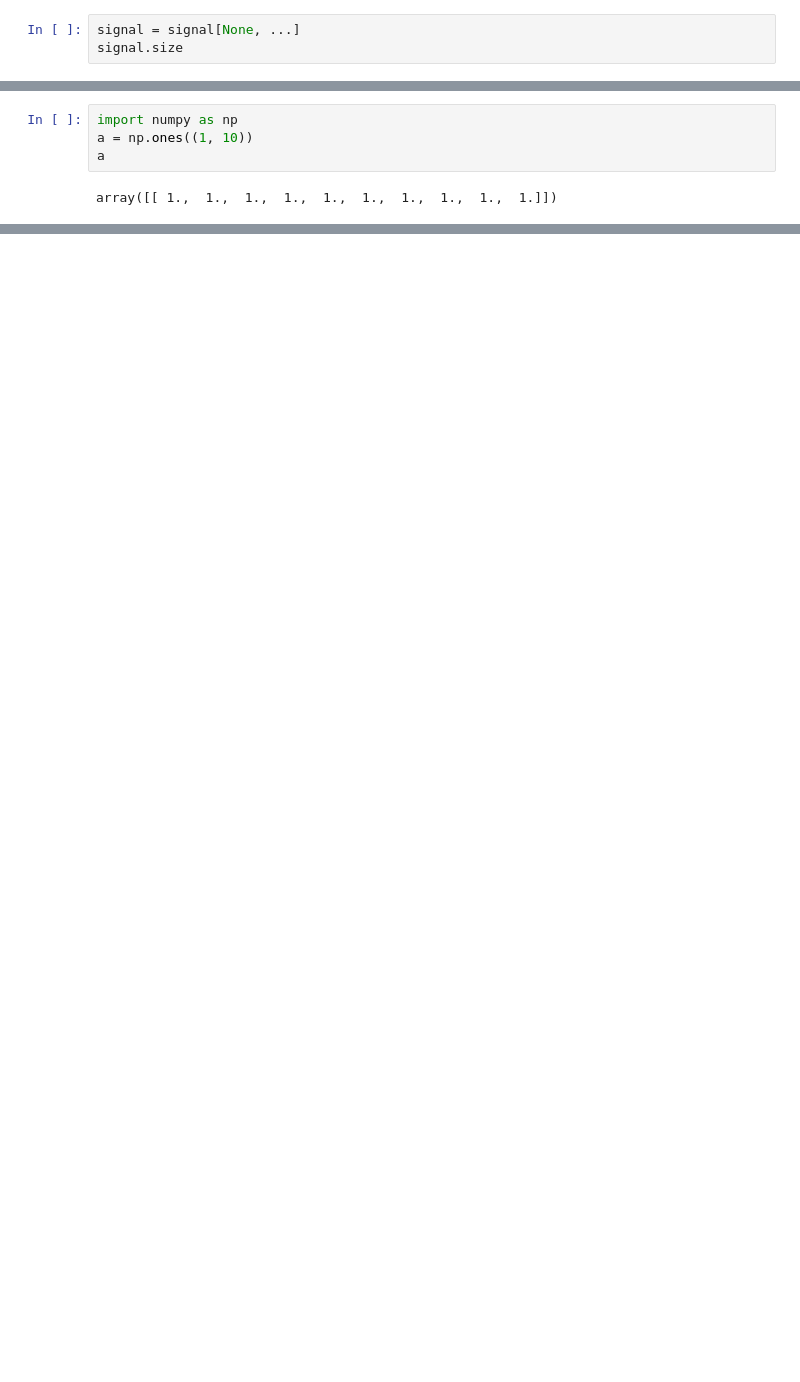
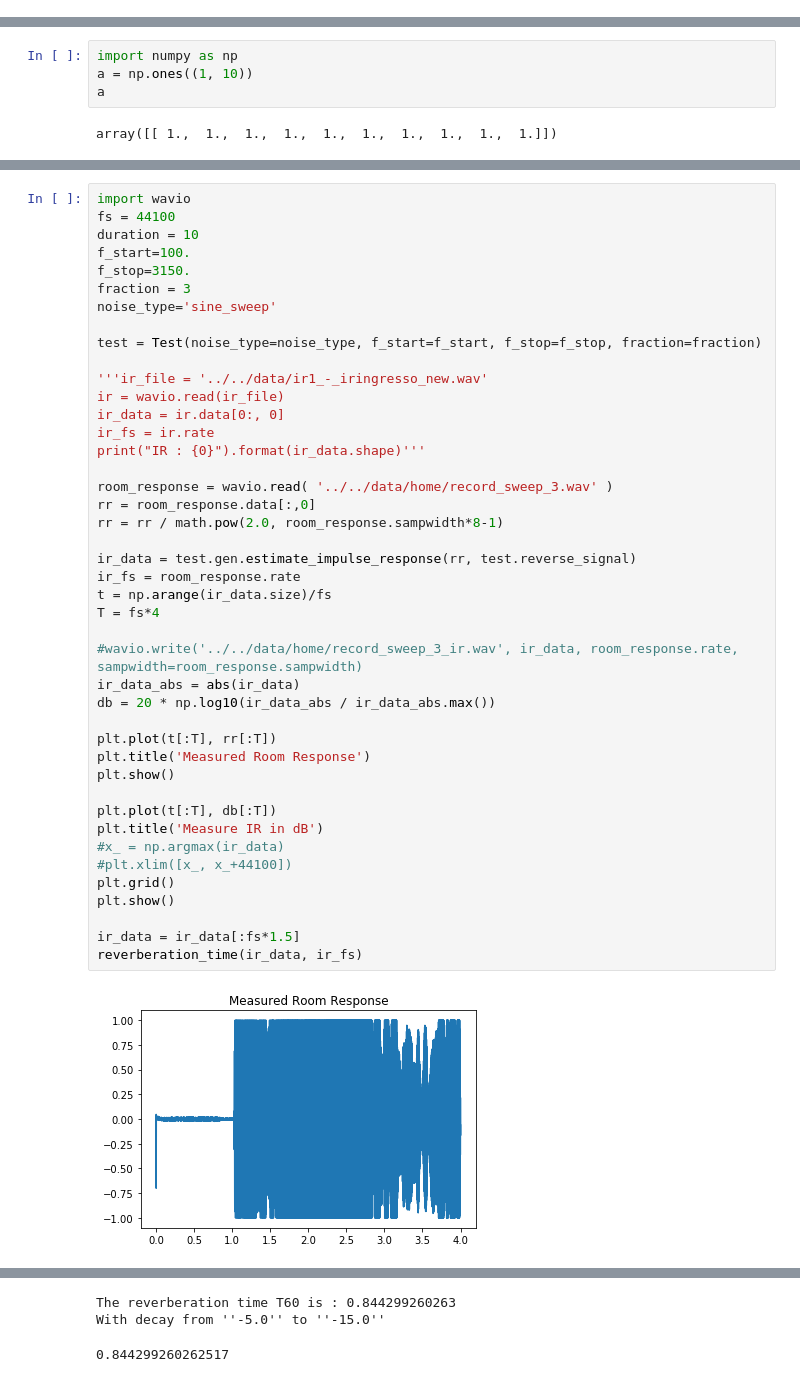
Before and after one commit to ndimubanzisenga/BuildingAcoustics, a Jupyter notebook: src/scripts/test.ipynb, the cells around one changed output, grey strips where cells are left out. Drawn from its saved outputs; the diff is of its cells as text; blank space fills up the shorter version.

```diff
--- a/src/scripts/test.ipynb
+++ b/src/scripts/test.ipynb
@@ -233,3 +255,0 @@ signal.size
-# %%
-signal = signal[None, ...]
-signal.size
@@ -259,0 +377,45 @@ array([], shape=(0L, 10L), dtype=float64)
+# %%
+import wavio
+fs = 44100
+duration = 10
+f_start=100.
+f_stop=3150.
+fraction = 3
+noise_type='sine_sweep'
+
+test = Test(noise_type=noise_type, f_start=f_start, f_stop=f_stop, fraction=fraction)
+
+'''ir_file = '../../data/ir1_-_iringresso_new.wav'
+ir = wavio.read(ir_file)
+ir_data = ir.data[0:, 0]
+ir_fs = ir.rate
+print("IR : {0}").format(ir_data.shape)'''
+
+room_response = wavio.read( '../../data/home/record_sweep_3.wav' )
+rr = room_response.data[:,0]
+rr = rr / math.pow(2.0, room_response.sampwidth*8-1)
+
+ir_data = test.gen.estimate_impulse_response(rr, test.reverse_signal)
+ir_fs = room_response.rate
+t = np.arange(ir_data.size)/fs
+T = fs*4
+
+#wavio.write('../../data/home/record_sweep_3_ir.wav', ir_data, room_response.rate, sampwidth=room_response.sampwidth)
+ir_data_abs = abs(ir_data)
+db = 20 * np.log10(ir_data_abs / ir_data_abs.max())
+
+plt.plot(t[:T], rr[:T])
+plt.title('Measured Room Response')
+plt.show()
+
+plt.plot(t[:T], db[:T])
+plt.title('Measure IR in dB')
+#x_ = np.argmax(ir_data)
+#plt.xlim([x_, x_+44100])
+plt.grid()
+plt.show()
+
+ir_data = ir_data[:fs*1.5]
+reverberation_time(ir_data, ir_fs)
+# %% [output]
+[figure, added]
@@ -259,0 +426,3 @@ array([], shape=(0L, 10L), dtype=float64)
+The reverberation time T60 is : 0.844299260263
+With decay from ''-5.0'' to ''-15.0''
+0.844299260262517
```
Also changed, not shown: parts of 23 cells of this notebook, 1 other file.
